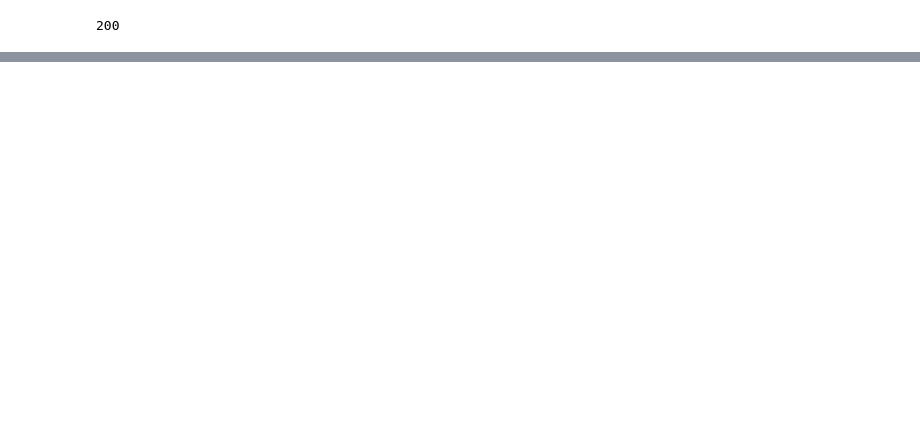
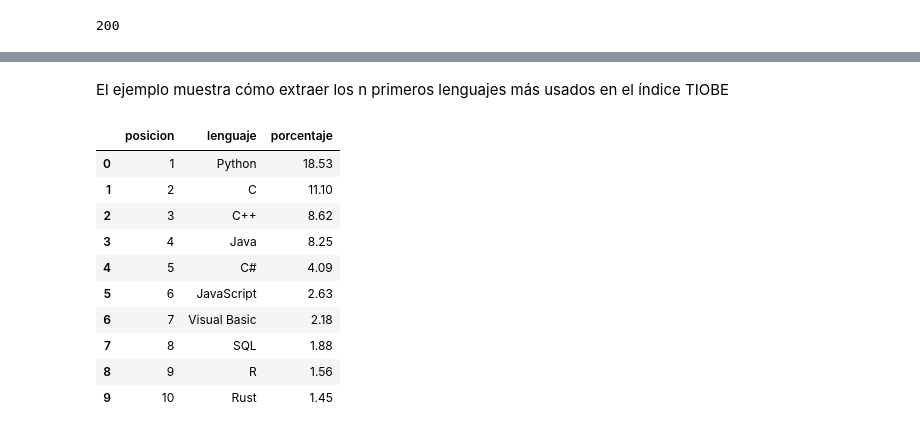
Before and after one commit to ppandomail/lp, a Jupyter notebook: doc/07-webscraping.ipynb, the cells around one changed output, grey strips where cells are left out. Cells and saved outputs as stored; diff of their text form; code cells hidden in the pictures; blank space fills up the shorter version.

```diff
--- a/doc/07-webscraping.ipynb
+++ b/doc/07-webscraping.ipynb
@@ -114,0 +130,9 @@ fig.show()
+# %%
+try:
+    response = requests.get('https://www.tiobe.com/tiobe-index/', timeout=10)
+    response.raise_for_status()  # Verifica que la respuesta sea exitosa
+except requests.RequestException as e:
+    print(f'Error al acceder a la página: {e}')
+else:
+    soup = BeautifulSoup(response.text, 'html.parser')
+    print('Título de la página: ', soup.title.string)
@@ -114,0 +149,33 @@ fig.show()
+# %% [markdown]
+El ejemplo muestra cómo extraer los n primeros lenguajes más usados en el índice TIOBE
+# %%
+soup = BeautifulSoup(response.text, 'html.parser')
+tabla = soup.find('table', {'class': 'table-top20'})
+top_n = 10
+
+if tabla:
+    datos_tiobe = []
+    filas = tabla.find_all('tr')[1:top_n+1]
+    for fila in filas:
+        celdas = fila.find_all('td')
+        if len(celdas) >= 7:
+            posicion = celdas[0].get_text(strip=True)
+            lenguaje = celdas[4].get_text(strip=True)
+            porcentaje = float(celdas[5].get_text(strip=True).replace('%',''))
+            datos_tiobe.append({'posicion': posicion, 'lenguaje': lenguaje, 'porcentaje': porcentaje})
+else:
+    print('No se encontró la tabla Top 20 en la página.')
+df = pd.DataFrame(datos_tiobe)
+df
+# %% [output]
+|  | posicion | lenguaje | porcentaje |
+| 0 | 1 | Python | 18.53 |
+| 1 | 2 | C | 11.10 |
+| 2 | 3 | C++ | 8.62 |
+| 3 | 4 | Java | 8.25 |
+| 4 | 5 | C# | 4.09 |
+| 5 | 6 | JavaScript | 2.63 |
+| 6 | 7 | Visual Basic | 2.18 |
+| 7 | 8 | SQL | 1.88 |
+| 8 | 9 | R | 1.56 |
+| 9 | 10 | Rust | 1.45 |
```
Also changed, not shown: parts of 28 cells of this notebook, 1 other file.
